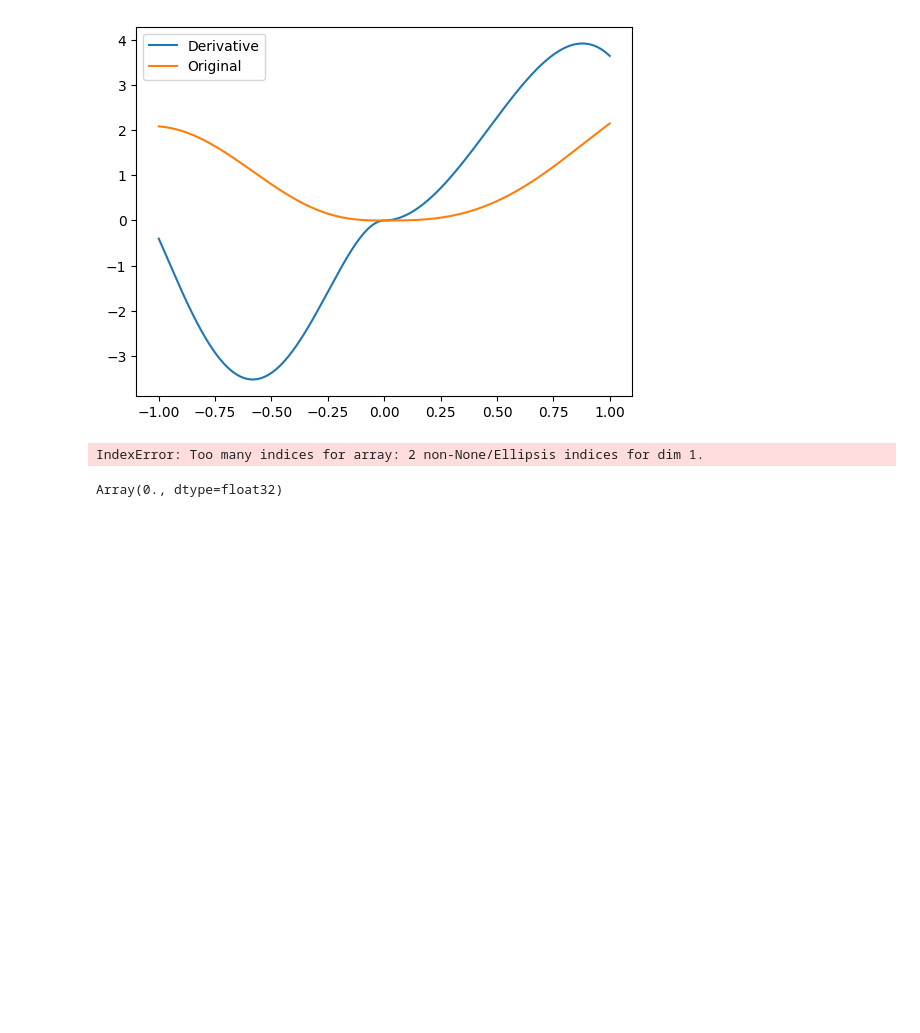
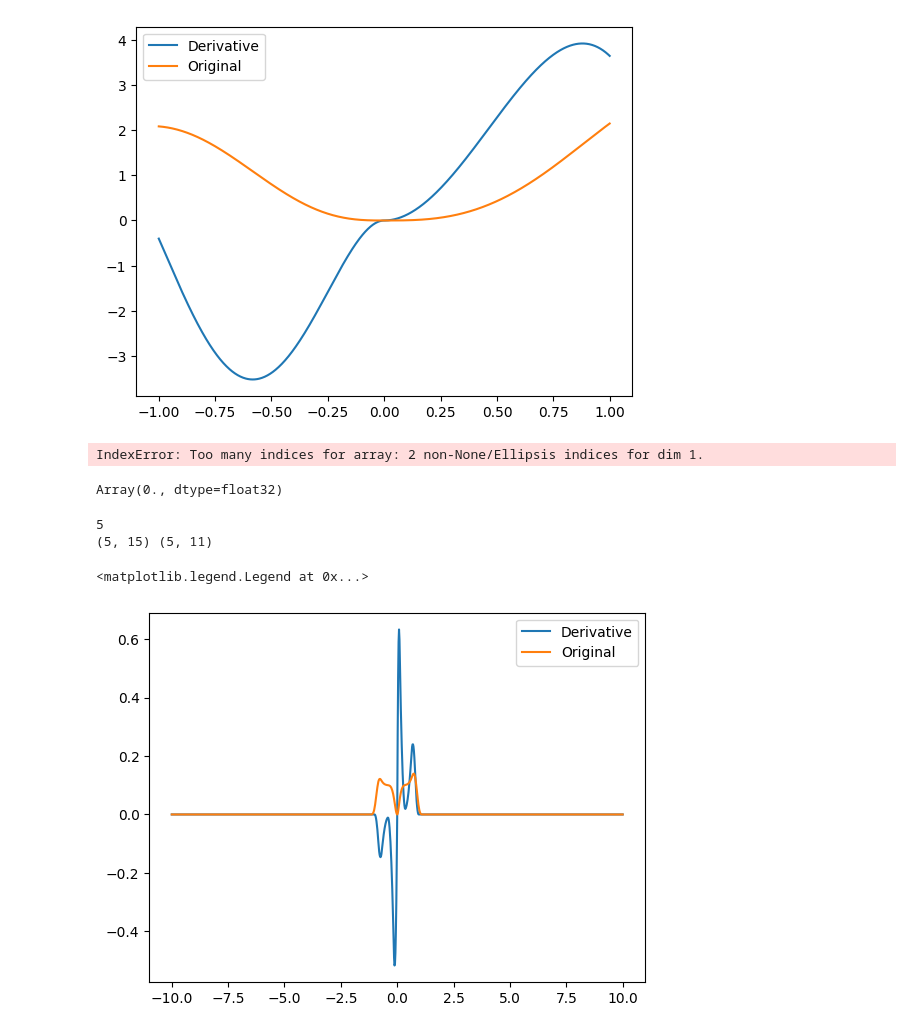
Before and after one commit to byu-magicc/splinx, a Jupyter notebook: Lyoponov.ipynb, the cells around one changed output. Saved outputs shown, nothing was run; the diff lists cells and outputs as text; code cells hidden in the pictures; blank space fills up the shorter version.

```diff
--- a/Lyoponov.ipynb
+++ b/Lyoponov.ipynb
@@ -180,3 +217,74 @@ IndexError: Too many indices for array: 2 non-None/Ellipsis indices for dim 1.
 jnp.linalg.norm(jnp.array([0,0]))
 # %% [output]
 Array(0., dtype=float32)
+# %%
+def spline_derivative(x_eval, grid, coef, k):
+    # Implement the function to compute the derivative of B-spline basis wrt x_eval here
+    numerator = coef[:, 1:] - coef[:, :-1]
+    denominator = grid[:, k+1:-1] - grid[:, 1:-(k+1)]
+    new_coef = numerator * k / denominator
+
+    # 0/0 defaults to 0 as defined here: https://public.vrac.iastate.edu/~oliver/courses/me625/week5b.pdf
+    is_zero_over_zero = (numerator == 0.0) & (denominator == 0.0)
+
+    new_coef = jnp.where(is_zero_over_zero & jnp.isnan(new_coef), 0.0, new_coef)
+
+    y_eval = coef2curve(x_eval, grid[:,1:-1], new_coef, k-1)
+
+    return y_eval
+# %%
+config.update('jax_platform_name', 'cpu')
+
+num_sample = 1000
+k = 3
+spline_num = 2
+
+grids = jnp.array([[-1.2432438 , -0.746161  , -0.24907821,  0.24800467,  0.7450874 ,
+         1.2421702 ],
+       [-3.0355766 , -1.6791472 , -0.3227179 ,  1.0337117 ,  2.3901408 ,
+         3.7465699 ],
+       [-0.6768435 , -0.41648528, -0.15612704,  0.10423124,  0.36458945,
+         0.62494767],
+       [-1.4936088 , -0.88528967, -0.2769705 ,  0.33134866,  0.9396678 ,
+         1.5479869 ],
+       [-2.3746228 , -1.4278635 , -0.48110414,  0.46565533,  1.4124146 ,
+         2.3591738 ]])
+
+x_eval = jnp.repeat(jnp.linspace(-10, 10, num_sample+1)[None, :], coef.shape[0], axis=0)
+
+coef = jnp.array([[0.12477916, 0.09934137, 0.09965841, 0.09914184, 0.09913632,
+        0.09970728, 0.09972807, 0.12547413],
+       [0.4516206 , 0.09930059, 0.09952505, 0.09899504, 0.09920763,
+        0.09959827, 0.096895  , 0.44445702],
+       [0.13964827, 0.10375783, 0.09953242, 0.0989156 , 0.09893472,
+        0.09960993, 0.10770113, 0.16667949],
+       [0.16132084, 0.1452285 , 0.09982439, 0.09861059, 0.09891745,
+        0.09982572, 0.13004777, 0.21586323],
+       [0.27699497, 0.12236702, 0.09983233, 0.09868665, 0.09892043,
+        0.099839  , 0.12581861, 0.21602975]])
+
+coef = jnp.hstack([coef[:,:coef.shape[1]//2], jnp.zeros((coef.shape[0], k)), coef[:,coef.shape[1]//2:]])
+num_grid_interval = coef.shape[1] - 2*k
+print(num_grid_interval)
+# grids = jnp.einsum('i,j->ij', jnp.ones(coef.shape[0],), jnp.linspace(-1,1,num_grid_interval+1))
+
+grid_around_zero = jnp.zeros((grids.shape[0], k)) # jnp.einsum('i,j->ij', jnp.ones(1,), jnp.zeros((k,))) # jnp.linspace(-.01,.01,k))
+grids = jnp.hstack([grids[:,:grids.shape[1]//2], grid_around_zero, grids[:,grids.shape[1]//2:]])
+
+extended_grids = extend_grid(grids, k)
+print(extended_grids.shape, coef.shape)
+# y_eval = coef2curve(x_eval, extended_grids, coef, k=k)
+
+y_eval = spline_derivative(x_eval, extended_grids, coef, k)
+# print(spline_derivative(jnp.array([[0.],[0.]]), extended_grids, coef, k))
+plt.plot(x_eval[spline_num, :], y_eval[spline_num, :], label='Derivative')
+
+y_eval = coef2curve(x_eval, extended_grids, coef, k)
+plt.plot(x_eval[spline_num, :], y_eval[spline_num, :], label='Original')
+
+plt.legend()
+# %% [output]
+5
+(5, 15) (5, 11)
+<matplotlib.legend.Legend at 0x...>
+[figure, added]
```
Also changed, not shown: parts of 1 cell of this notebook.
